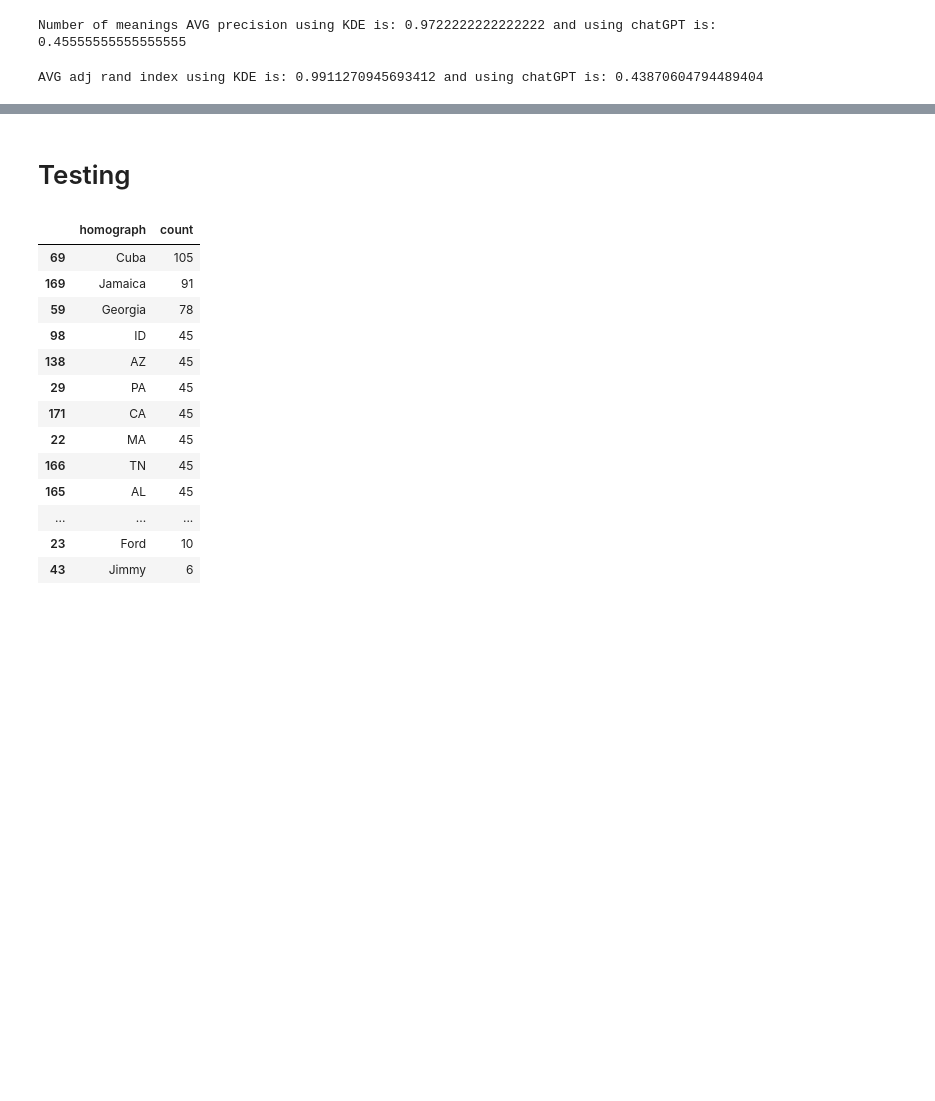
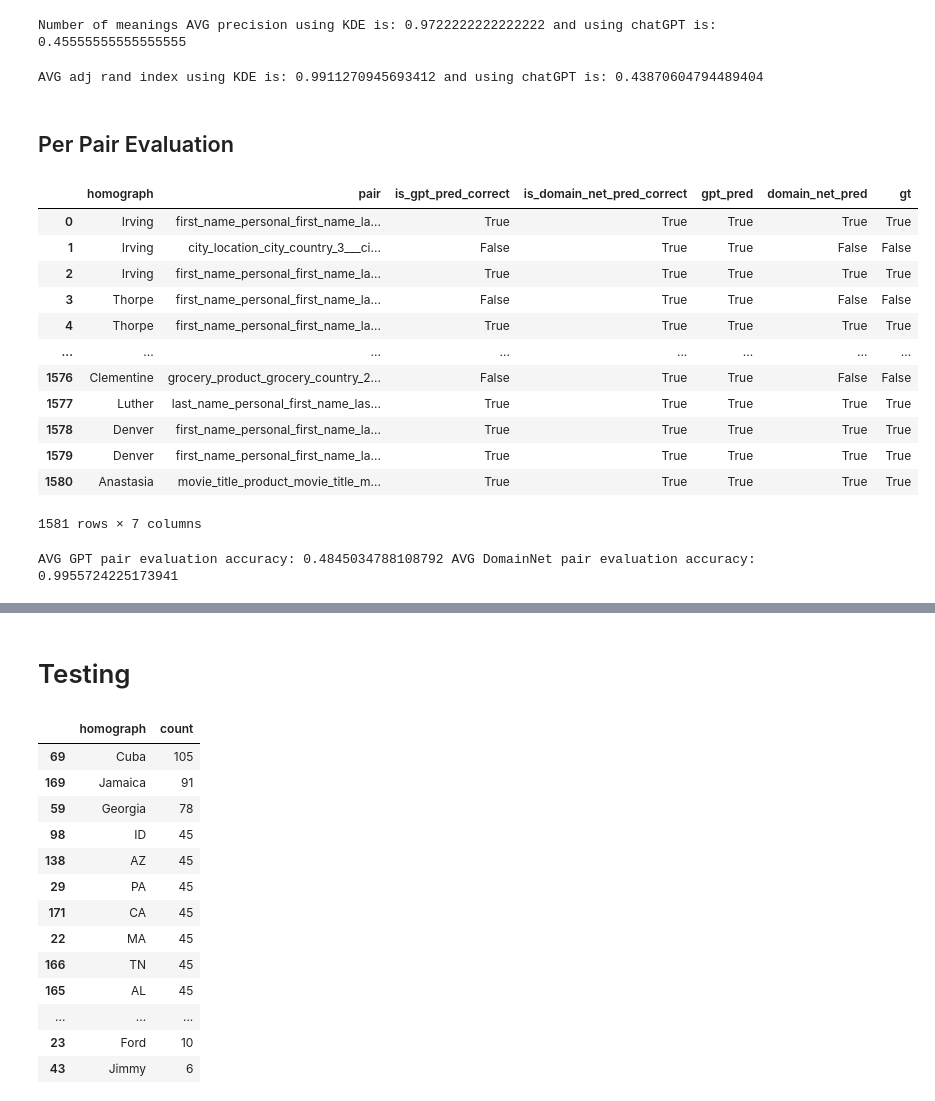
Before and after one commit to northeastern-datalab/domain_net, a Jupyter notebook: chatgpt_extraction/cluster_construction.ipynb, the cells around one changed output, grey strips where cells are left out. Cells and saved outputs as stored; diff of their text form; code cells hidden in the pictures; blank space fills up the shorter version.

Commit message:
updated notebook for cluster evaluation

```diff
--- a/chatgpt_extraction/cluster_construction.ipynb
+++ b/chatgpt_extraction/cluster_construction.ipynb
@@ -172,3 +172,5 @@ Number of meanings AVG precision using KDE is: 0.9722222222222222 and using chat
 print("AVG adj rand index using KDE is:", eval_df['kde_adj_rand_index'].mean(), "and using chatGPT is:", eval_df['gpt_adj_rand_index'].mean())
 # %% [output]
 AVG adj rand index using KDE is: 0.9911270945693412 and using chatGPT is: 0.43870604794489404
+# %% [markdown]
+## Per Pair Evaluation
@@ -174,0 +208,63 @@ AVG adj rand index using KDE is: 0.9911270945693412 and using chatGPT is: 0.4387
+# %%
+# Perform a per-pair evaluation between GPT and DomainNet
+gpt_path='gpt_output/synthetic_benchmark_large/'
+node_to_idx_dict_path='../network_analysis/output/synthetic_example_large/node_to_idx_dict.json'
+with open('../network_analysis/output/synthetic_example_large/kde_labels.pickle', 'rb') as f:
+    kde_labels=pickle.load(f)
+with open(node_to_idx_dict_path, 'r') as f:
+    node_to_idx_dict=json.load(f)
+g_path = '../graph_construction/combined_graphs_output/synthetic_benchmark_large/bipartite/bipartite.graph'
+G = pickle.load(open(g_path, "rb"))
+
+pair_eval_dict={"homograph": [], "pair": [], "is_gpt_pred_correct": [], "is_domain_net_pred_correct": [], "gpt_pred": [], "domain_net_pred": [], "gt": []}
+for hom in tqdm(os.listdir(gpt_path)):
+    for pair in os.listdir(gpt_path+hom+'/'):
+        with open(gpt_path+hom+'/'+pair, 'r') as f:
+            gpt_pred=json.load(f)['is_homograph']
+        if gpt_pred == 'True':
+            gpt_pred=True
+        else:
+            gpt_pred=False
+
+        # Get GT and DomainNet Predictions
+        gt, domain_net_pred = get_pair_prediction(pair=pair, pred_labels=kde_labels[hom], node_to_idx_dict=node_to_idx_dict[hom])
+
+        if gpt_pred==gt:
+            is_gpt_pred_correct=True
+        else:
+            is_gpt_pred_correct=False
+        if domain_net_pred==gt:
+            is_domain_net_pred_correct=True
+        else:
+            is_domain_net_pred_correct=False
+
+        pair_eval_dict['homograph'].append(hom)
+        pair_eval_dict['pair'].append(pair)
+        pair_eval_dict['is_gpt_pred_correct'].append(is_gpt_pred_correct)
+        pair_eval_dict['is_domain_net_pred_correct'].append(is_domain_net_pred_correct)
+        pair_eval_dict['gpt_pred'].append(gpt_pred)
+        pair_eval_dict['domain_net_pred'].append(domain_net_pred)
+        pair_eval_dict['gt'].append(gt)
+
+pair_eval_df = pd.DataFrame.from_dict(pair_eval_dict)
+pair_eval_df
+# %% [output]
+|  | homograph | pair | is_gpt_pred_correct | is_domain_net_pred_correct | gpt_pred | domain_net_pred | gt |
+| 0 | Irving | first_name_personal_first_name_la... | True | True | True | True | True |
+| 1 | Irving | city_location_city_country_3___ci... | False | True | True | False | False |
+| 2 | Irving | first_name_personal_first_name_la... | True | True | True | True | True |
+| 3 | Thorpe | first_name_personal_first_name_la... | False | True | True | False | False |
+| 4 | Thorpe | first_name_personal_first_name_la... | True | True | True | True | True |
+| ... | ... | ... | ... | ... | ... | ... | ... |
+| 1576 | Clementine | grocery_product_grocery_country_2... | False | True | True | False | False |
+| 1577 | Luther | last_name_personal_first_name_las... | True | True | True | True | True |
+| 1578 | Denver | first_name_personal_first_name_la... | True | True | True | True | True |
+| 1579 | Denver | first_name_personal_first_name_la... | True | True | True | True | True |
+| 1580 | Anastasia | movie_title_product_movie_title_m... | True | True | True | True | True |
+1581 rows × 7 columns
+# %%
+gpt_pred_accuracy=pair_eval_df['is_gpt_pred_correct'].value_counts()[True] / len(pair_eval_df)
+domain_net_accuracy=pair_eval_df['is_domain_net_pred_correct'].value_counts()[True] / len(pair_eval_df)
+print("AVG GPT pair evaluation accuracy:", gpt_pred_accuracy, "AVG DomainNet pair evaluation accuracy:", domain_net_accuracy)
+# %% [output]
+AVG GPT pair evaluation accuracy: 0.4845034788108792 AVG DomainNet pair evaluation accuracy: 0.9955724225173941
```
Also changed, not shown: parts of 2 cells of this notebook.
